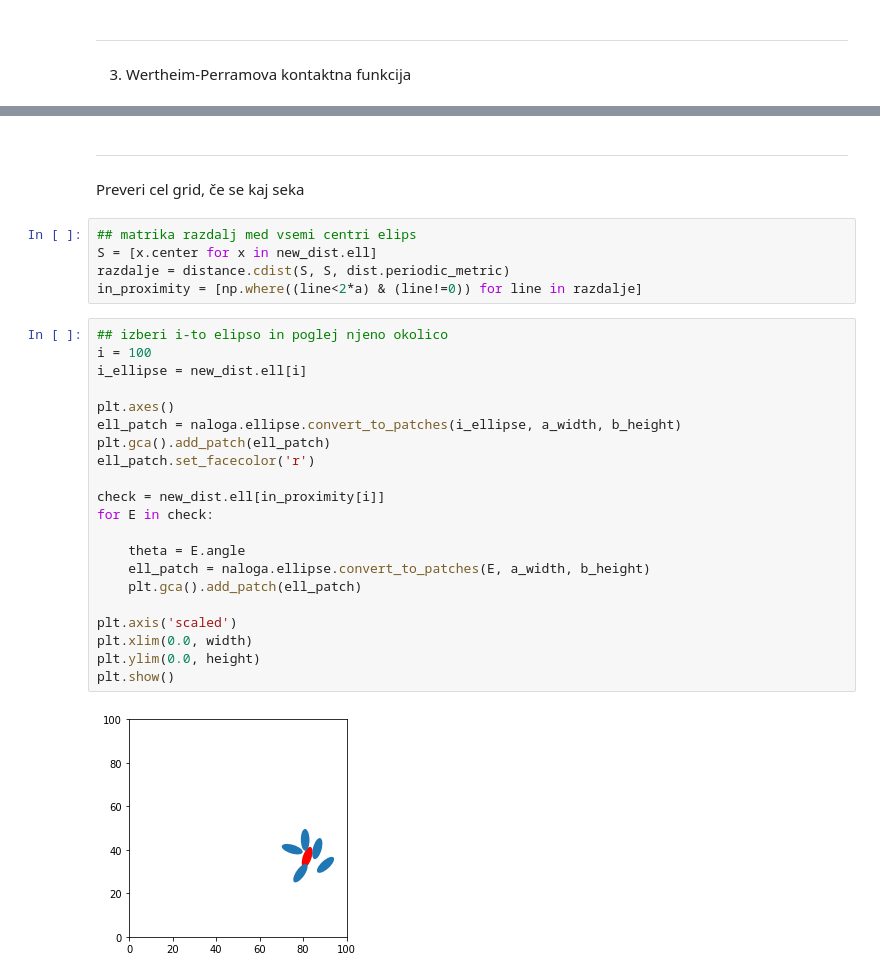
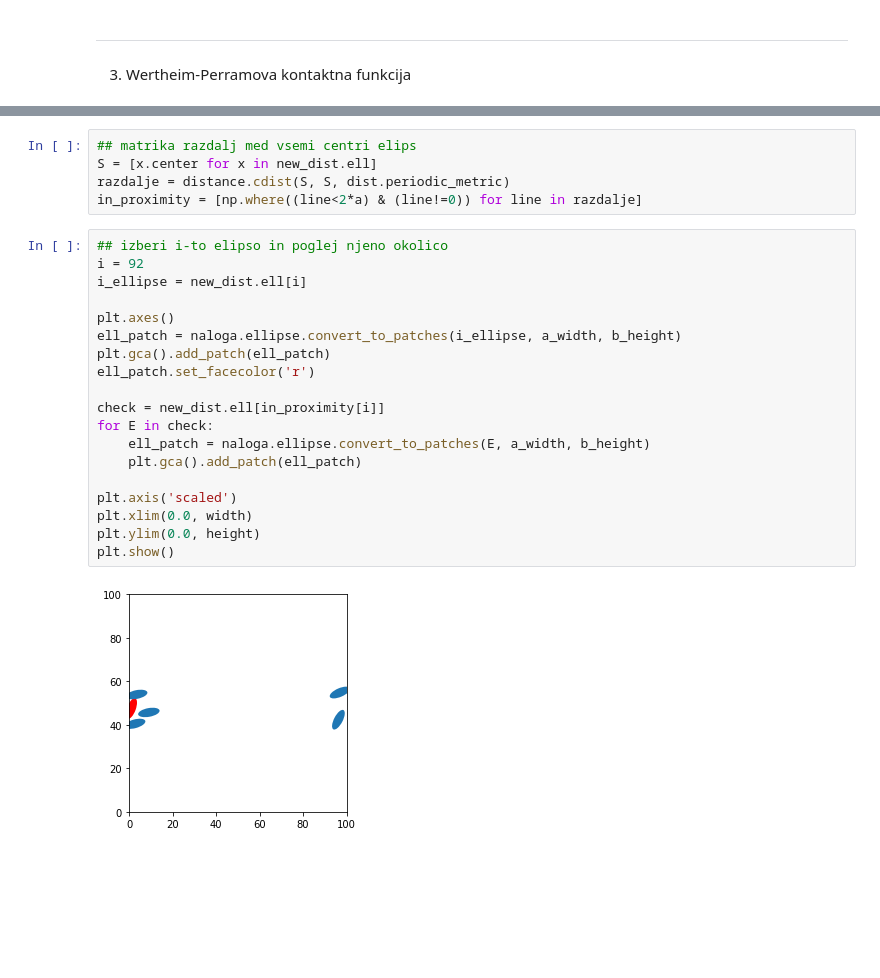
Before and after one commit to tinaaah/magistrska, a Jupyter notebook: test.ipynb, the cells around one changed output, grey strips where cells are left out. Saved outputs shown, nothing was run; the diff lists cells and outputs as text; blank space fills up the shorter version.

```diff
--- a/test.ipynb
+++ b/test.ipynb
@@ -97,6 +80,3 @@ $ \vec{r}_{12} = \vec{r}_{2} - \vec{r}_{1}$
-# %% [markdown]
-___
-Preveri cel grid, če se kaj seka
 # %%
 ## matrika razdalj med vsemi centri elips
 S = [x.center for x in new_dist.ell]
@@ -104,27 +84,25 @@ razdalje = distance.cdist(S, S, dist.periodic_metric)
 in_proximity = [np.where((line<2*a) & (line!=0)) for line in razdalje]
 # %%
 ## izberi i-to elipso in poglej njeno okolico
-i = 100
+i = 92
 i_ellipse = new_dist.ell[i]
 
 plt.axes()
 ell_patch = naloga.ellipse.convert_to_patches(i_ellipse, a_width, b_height)
 plt.gca().add_patch(ell_patch)
 ell_patch.set_facecolor('r')
 
 check = new_dist.ell[in_proximity[i]]
 for E in check:
-
-    theta = E.angle
     ell_patch = naloga.ellipse.convert_to_patches(E, a_width, b_height)
     plt.gca().add_patch(ell_patch)
 
 plt.axis('scaled')
 plt.xlim(0.0, width)
 plt.ylim(0.0, height)
 plt.show()
 # %% [output]
-[figure, old version]
+[figure, new version]
 # %%
 ## nariši samo tiste ki se z i-to elipso sekajo
 neighbourhood = np.array([new_dist.mu(i_ellipse, neighbour) for neighbour in check])
```
Also changed, not shown: parts of 6 cells of this notebook, 6 other files.
